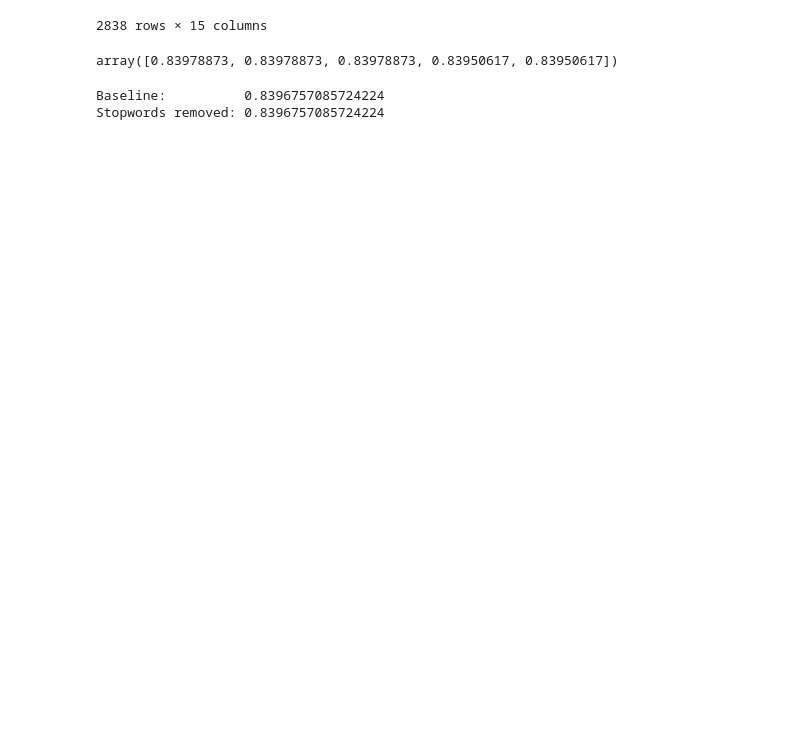
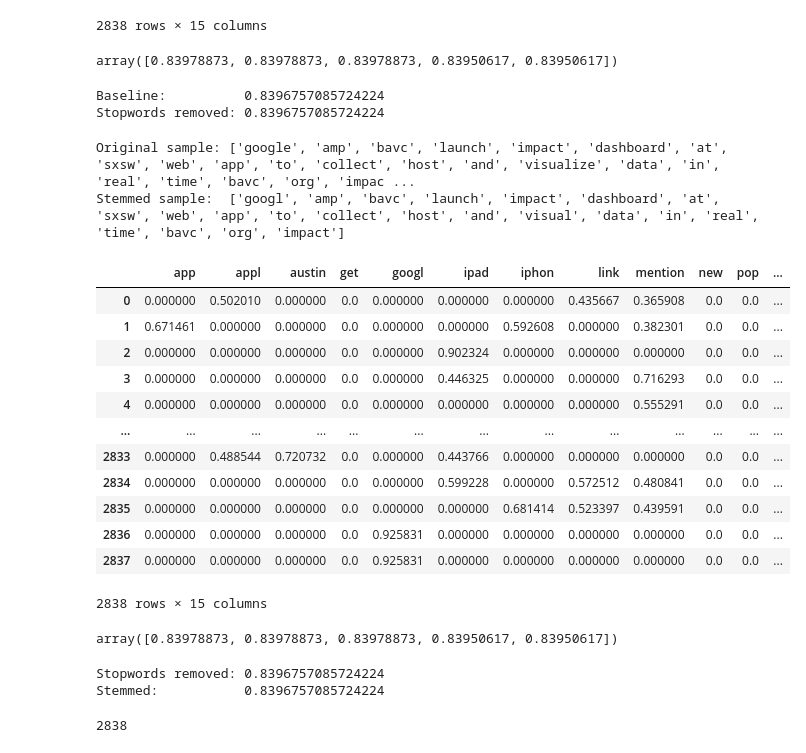
Before and after one commit to josh-g-grimes/Twitter-Sentiment-NLP, a Jupyter notebook: notebook.ipynb, the cells around one changed output. Cells and saved outputs as stored; diff of their text form; code cells hidden in the pictures; blank space fills up the shorter version.

```diff
--- a/notebook.ipynb
+++ b/notebook.ipynb
@@ -240,3 +240,54 @@ stemmer = SnowballStemmer(language="english")
 def stem_and_tokenize(document):
     tokens = tokenizer.tokenize(document)
     return [stemmer.stem(token) for token in tokens]
+# %%
+
+print("Original sample:", X_train.iloc[100]["tweet_text_tokenized"])
+print("Stemmed sample: ", stem_and_tokenize(X_train.iloc[100]["tweet_text"]))
+# %% [output]
+Original sample: ['google', 'amp', 'bavc', 'launch', 'impact', 'dashboard', 'at', 'sxsw', 'web', 'app', 'to', 'collect', 'host', 'and', 'visualize', 'data', 'in', 'real', 'time', 'bavc', 'org', 'impac ...
+Stemmed sample:  ['googl', 'amp', 'bavc', 'launch', 'impact', 'dashboard', 'at', 'sxsw', 'web', 'app', 'to', 'collect', 'host', 'and', 'visual', 'data', 'in', 'real', 'time', 'bavc', 'org', 'impact']
+# %%
+stemmed_stopwords = [stemmer.stem(word) for word in stopwords_list]
+# %%
+# Instantiate the vectorizer
+tfidf = TfidfVectorizer(
+    max_features=15,
+    stop_words=stemmed_stopwords,
+    tokenizer=stem_and_tokenize
+)
+
+# Fit the vectorizer on X_train["text"] and transform it
+X_train_vectorized = tfidf.fit_transform(X_train["tweet_text"])
+
+# Visually inspect the vectorized data
+pd.DataFrame.sparse.from_spmatrix(X_train_vectorized, columns=tfidf.get_feature_names_out())
+# %% [output]
+|  | app | appl | austin | get | googl | ipad | iphon | link | mention | new | pop | ... |
+| 0 | 0.000000 | 0.502010 | 0.000000 | 0.0 | 0.000000 | 0.000000 | 0.000000 | 0.435667 | 0.365908 | 0.0 | 0.0 | ... |
+| 1 | 0.671461 | 0.000000 | 0.000000 | 0.0 | 0.000000 | 0.000000 | 0.592608 | 0.000000 | 0.382301 | 0.0 | 0.0 | ... |
+| 2 | 0.000000 | 0.000000 | 0.000000 | 0.0 | 0.000000 | 0.902324 | 0.000000 | 0.000000 | 0.000000 | 0.0 | 0.0 | ... |
+| 3 | 0.000000 | 0.000000 | 0.000000 | 0.0 | 0.000000 | 0.446325 | 0.000000 | 0.000000 | 0.716293 | 0.0 | 0.0 | ... |
+| 4 | 0.000000 | 0.000000 | 0.000000 | 0.0 | 0.000000 | 0.000000 | 0.000000 | 0.000000 | 0.555291 | 0.0 | 0.0 | ... |
+| ... | ... | ... | ... | ... | ... | ... | ... | ... | ... | ... | ... | ... |
+| 2833 | 0.000000 | 0.488544 | 0.720732 | 0.0 | 0.000000 | 0.443766 | 0.000000 | 0.000000 | 0.000000 | 0.0 | 0.0 | ... |
+| 2834 | 0.000000 | 0.000000 | 0.000000 | 0.0 | 0.000000 | 0.599228 | 0.000000 | 0.572512 | 0.480841 | 0.0 | 0.0 | ... |
+| 2835 | 0.000000 | 0.000000 | 0.000000 | 0.0 | 0.000000 | 0.000000 | 0.681414 | 0.523397 | 0.439591 | 0.0 | 0.0 | ... |
+| 2836 | 0.000000 | 0.000000 | 0.000000 | 0.0 | 0.925831 | 0.000000 | 0.000000 | 0.000000 | 0.000000 | 0.0 | 0.0 | ... |
+| 2837 | 0.000000 | 0.000000 | 0.000000 | 0.0 | 0.925831 | 0.000000 | 0.000000 | 0.000000 | 0.000000 | 0.0 | 0.0 | ... |
+2838 rows × 15 columns
+# %%
+stemmed_cv = cross_val_score(baseline_model, X_train_vectorized, y_train)
+stemmed_cv
+# %% [output]
+array([0.83978873, 0.83978873, 0.83978873, 0.83950617, 0.83950617])
+# %%
+print("Stopwords removed:", stopwords_removed_cv.mean())
+print("Stemmed:          ", stemmed_cv.mean())
+# %% [output]
+Stopwords removed: 0.8396757085724224
+Stemmed:           0.8396757085724224
+# %%
+len(X_train)
+# %% [output]
+2838
```
Also changed, not shown: parts of 4 cells of this notebook.
